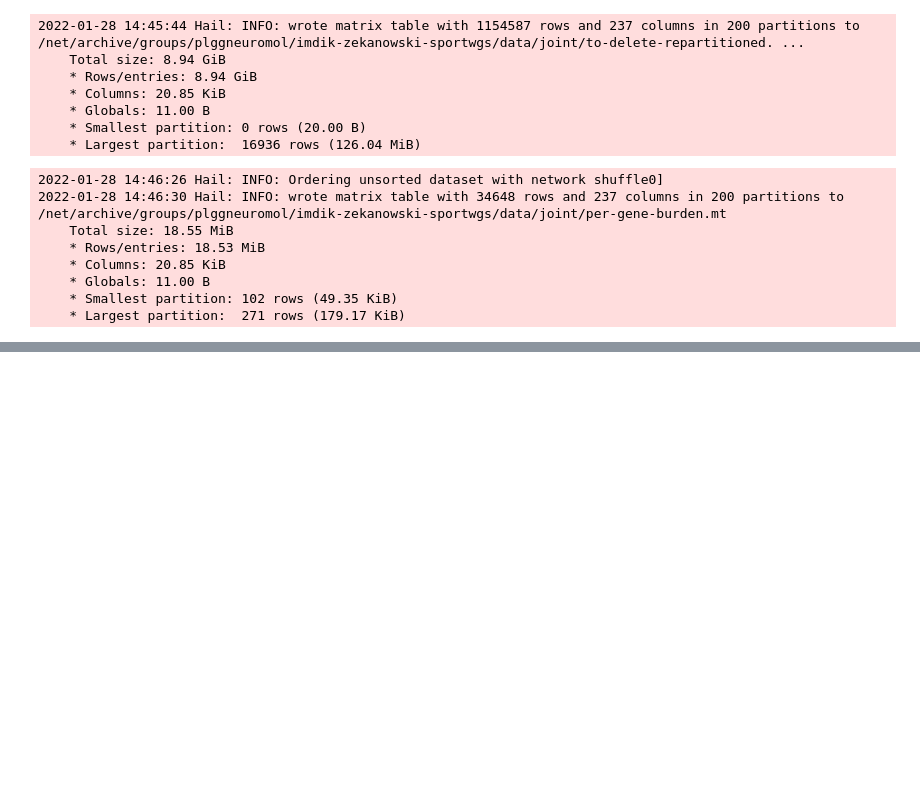
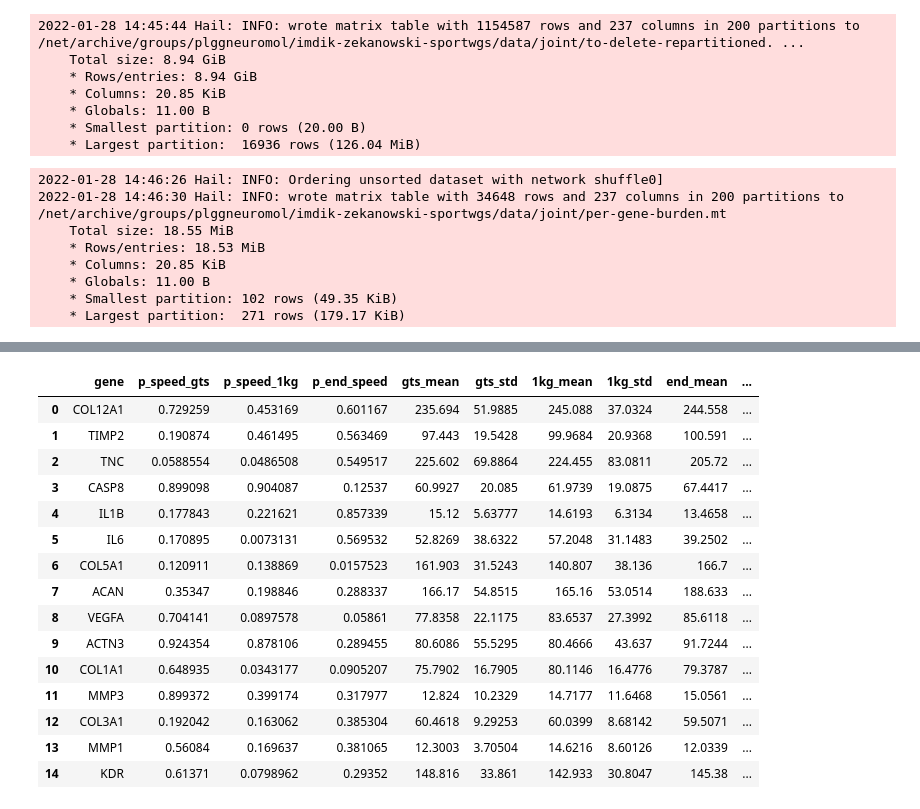
Before and after one commit to ippas/imdik-zekanowski-sportwgs, a Jupyter notebook: analysis/single-variant-and-burden.ipynb, the cells around one changed output, grey strips where cells are left out. Saved outputs shown, nothing was run; the diff lists cells and outputs as text; code cells hidden in the pictures; blank space fills up the shorter version.

```diff
--- a/analysis/single-variant-and-burden.ipynb
+++ b/analysis/single-variant-and-burden.ipynb
@@ -332 +506,13 @@ list_results
+# %%
+t_test_speed_gts = []
+t_test_speed_1kg = []
+t_test_end_speed = []
+gts_mean = []
+gts_std = []
+kg_mean = []
+kg_std = []
+end_mean = []
+end_std = []
+speed_mean = []
+speed_std = []
 # %%
@@ -364,22 +576,42 @@ for g in gaba_genes:
 # %%
-p_gts_sport = []
+p_speed_gts = []
 
-for t in t_test_gts_sport:
-    p_gts_sport.append(t[1])
+for t in t_test_speed_gts:
+    p_speed_gts.append(t[1])
 
-p_gts_kg = []
+p_speed_kg = []
 
-for t in t_test_gts_1kg:
-    p_gts_kg.append(t[1])
+for t in t_test_speed_1kg:
+    p_speed_kg.append(t[1])
 
-p_kg_sport = []
+p_end_speed = []
 
-for t in t_test_sport_1kg:
-    p_kg_sport.append(t[1])
+for t in t_test_end_speed:
+    p_end_speed.append(t[1])
 
-list_results = pd.DataFrame([gaba_genes, p_gts_sport, p_gts_kg, p_kg_sport,
-                             gts_mean, gts_std, kg_mean, kg_std, sport_mean, sport_std])
+list_results = pd.DataFrame([gene_lists_dict['soft_tissue_injury_2021'], p_speed_gts, p_speed_kg, p_end_speed,
+                             gts_mean, gts_std, kg_mean, kg_std, end_mean, end_std, speed_mean, speed_std])
 
 list_results = list_results.transpose()
-
-list_results.to_csv('gaba_results.csv')
+# %%
+list_results.columns = ['gene', 'p_speed_gts', 'p_speed_1kg', 'p_end_speed',
+                             'gts_mean', 'gts_std', '1kg_mean', '1kg_std', 'end_mean', 'end_std', 'speed_mean', 'speed_std']
+# %%
+list_results
+# %% [output]
+|  | gene | p_speed_gts | p_speed_1kg | p_end_speed | gts_mean | gts_std | 1kg_mean | 1kg_std | end_mean | ... |
+| 0 | COL12A1 | 0.729259 | 0.453169 | 0.601167 | 235.694 | 51.9885 | 245.088 | 37.0324 | 244.558 | ... |
+| 1 | TIMP2 | 0.190874 | 0.461495 | 0.563469 | 97.443 | 19.5428 | 99.9684 | 20.9368 | 100.591 | ... |
+| 2 | TNC | 0.0588554 | 0.0486508 | 0.549517 | 225.602 | 69.8864 | 224.455 | 83.0811 | 205.72 | ... |
+| 3 | CASP8 | 0.899098 | 0.904087 | 0.12537 | 60.9927 | 20.085 | 61.9739 | 19.0875 | 67.4417 | ... |
+| 4 | IL1B | 0.177843 | 0.221621 | 0.857339 | 15.12 | 5.63777 | 14.6193 | 6.3134 | 13.4658 | ... |
+| 5 | IL6 | 0.170895 | 0.0073131 | 0.569532 | 52.8269 | 38.6322 | 57.2048 | 31.1483 | 39.2502 | ... |
+| 6 | COL5A1 | 0.120911 | 0.138869 | 0.0157523 | 161.903 | 31.5243 | 140.807 | 38.136 | 166.7 | ... |
+| 7 | ACAN | 0.35347 | 0.198846 | 0.288337 | 166.17 | 54.8515 | 165.16 | 53.0514 | 188.633 | ... |
+| 8 | VEGFA | 0.704141 | 0.0897578 | 0.05861 | 77.8358 | 22.1175 | 83.6537 | 27.3992 | 85.6118 | ... |
+| 9 | ACTN3 | 0.924354 | 0.878106 | 0.289455 | 80.6086 | 55.5295 | 80.4666 | 43.637 | 91.7244 | ... |
+| 10 | COL1A1 | 0.648935 | 0.0343177 | 0.0905207 | 75.7902 | 16.7905 | 80.1146 | 16.4776 | 79.3787 | ... |
+| 11 | MMP3 | 0.899372 | 0.399174 | 0.317977 | 12.824 | 10.2329 | 14.7177 | 11.6468 | 15.0561 | ... |
+| 12 | COL3A1 | 0.192042 | 0.163062 | 0.385304 | 60.4618 | 9.29253 | 60.0399 | 8.68142 | 59.5071 | ... |
+| 13 | MMP1 | 0.56084 | 0.169637 | 0.381065 | 12.3003 | 3.70504 | 14.6216 | 8.60126 | 12.0339 | ... |
+| 14 | KDR | 0.61371 | 0.0798962 | 0.29352 | 148.816 | 33.861 | 142.933 | 30.8047 | 145.38 | ... |
```
Also changed, not shown: parts of 33 cells of this notebook, 3 other files.
